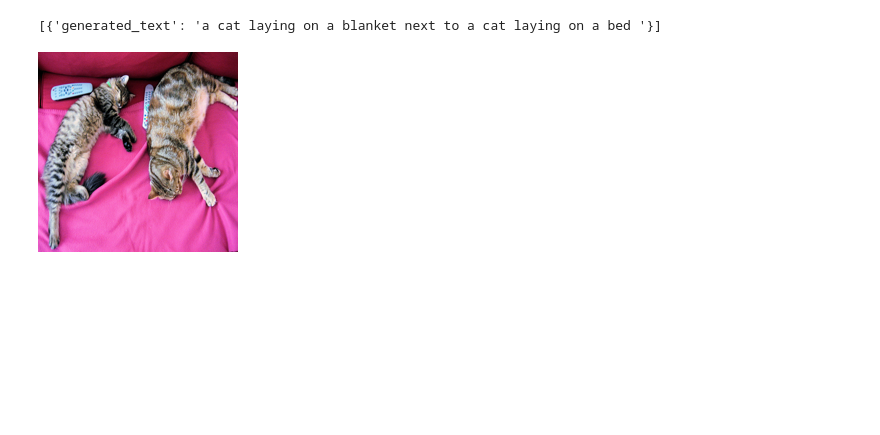
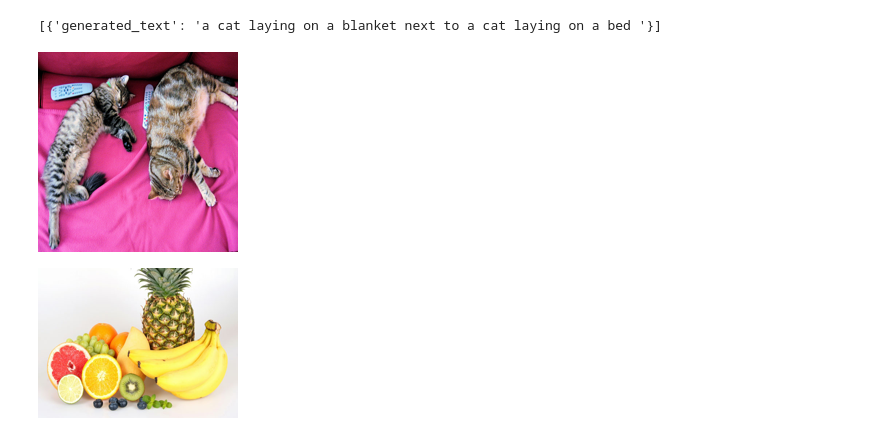
Before and after one commit to thre3o2wo/ai, a Jupyter notebook: source/08_LLM/ch1_허깅페이스.ipynb, the cells around one changed output. Saved outputs shown, nothing was run; the diff lists cells and outputs as text; code cells hidden in the pictures; blank space fills up the shorter version.

```diff
--- a/source/08_LLM/ch1_허깅페이스.ipynb
+++ b/source/08_LLM/ch1_허깅페이스.ipynb
@@ -465,3 +468,9 @@ small_image = image.resize((200,200))
 small_image
 # %% [output]
 [figure]
+# %%
+# 로컬(pc) 이미지를 설명
+image = Image.open('images/fruits.jpeg')
+image.resize((200,150))
+# %% [output]
+[figure, added]
```
Also changed, not shown: parts of 8 cells of this notebook, 2 other files.
